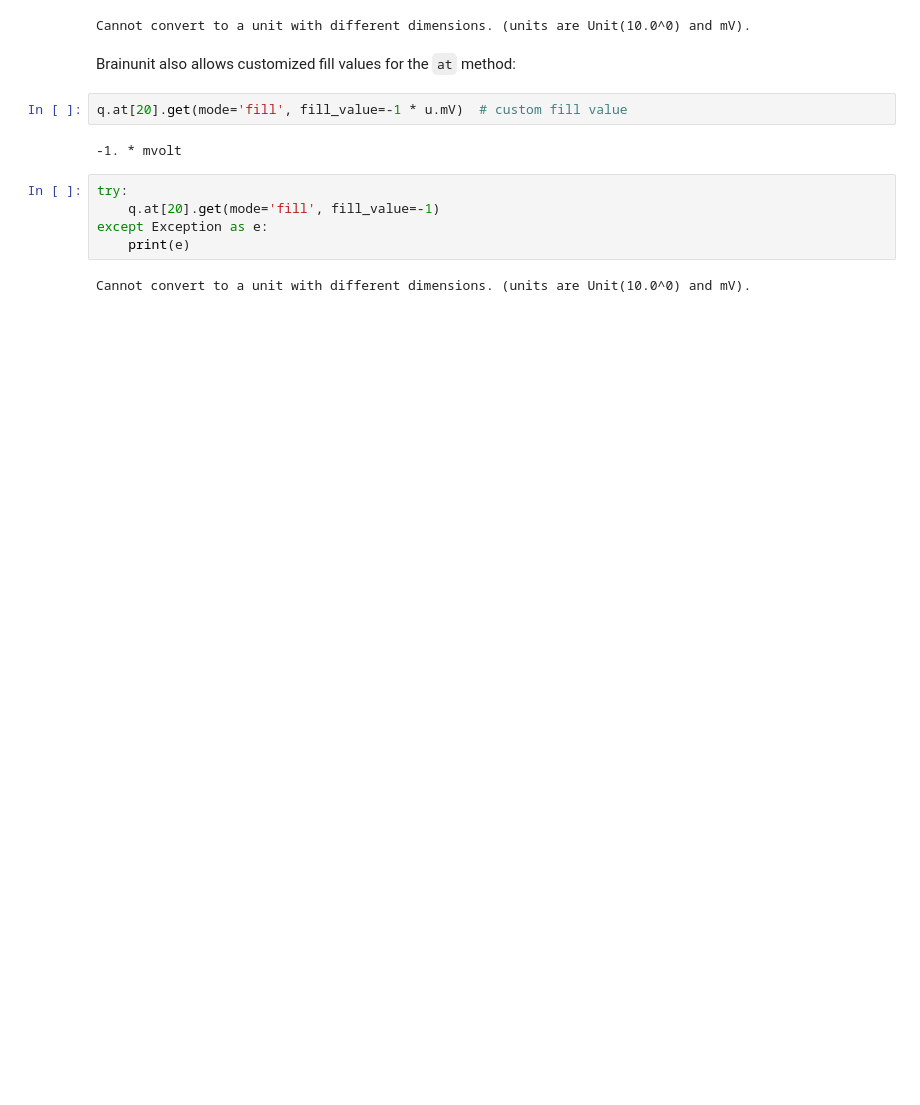
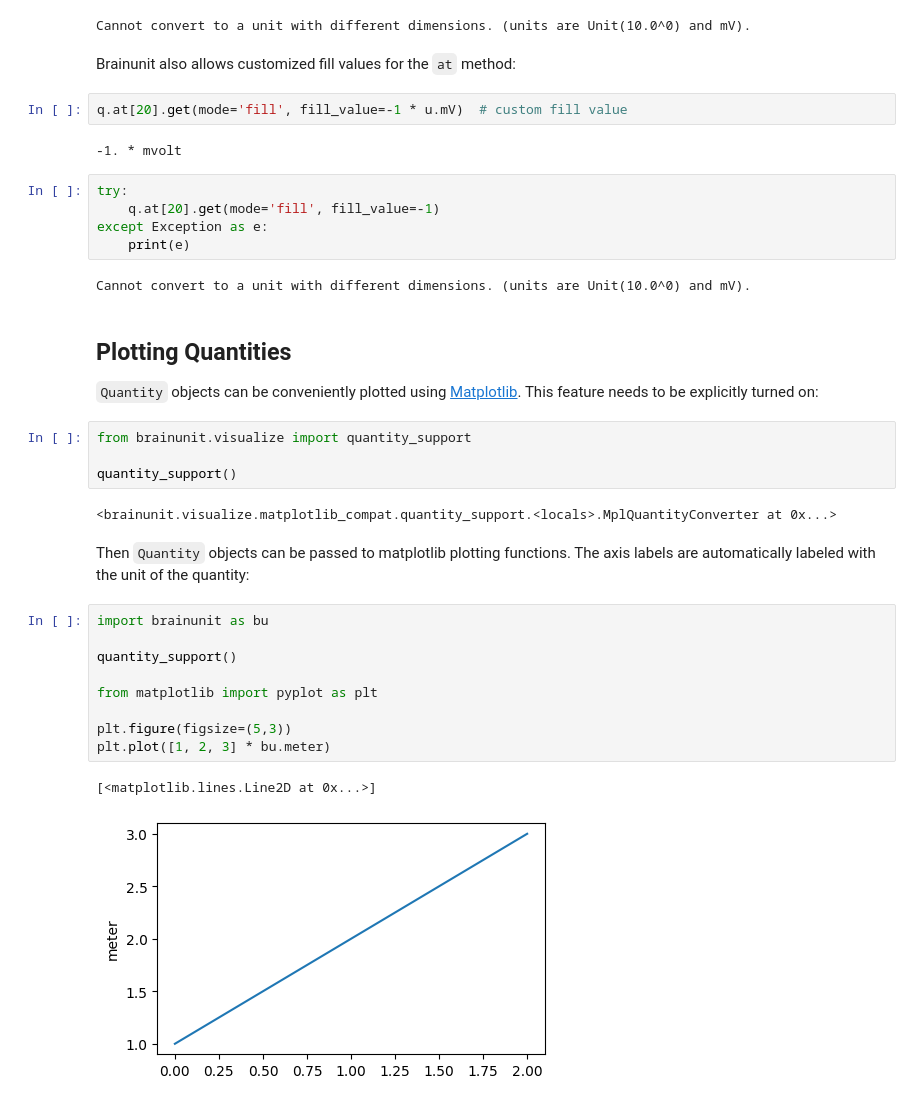
Before and after one commit to chaoming0625/brainunit, a Jupyter notebook: docs/physical_units/quantity.ipynb, the cells around one changed output. Drawn from its saved outputs; the diff is of its cells as text; blank space fills up the shorter version.

Commit message:
feat: Add support for plotting `brainunit.Quantity` instances in matplotlib

```diff
--- a/docs/physical_units/quantity.ipynb
+++ b/docs/physical_units/quantity.ipynb
@@ -583,3 +583,27 @@ except Exception as e:
     print(e)
 # %% [output]
 Cannot convert to a unit with different dimensions. (units are Unit(10.0^0) and mV).
+# %% [markdown]
+## Plotting Quantities
+
+`Quantity` objects can be conveniently plotted using [Matplotlib](https://matplotlib.org/). This feature needs to be explicitly turned on:
+# %%
+from brainunit.visualize import quantity_support
+
+quantity_support()
+# %% [output]
+<brainunit.visualize.matplotlib_compat.quantity_support.<locals>.MplQuantityConverter at 0x...>
+# %% [markdown]
+Then `Quantity` objects can be passed to matplotlib plotting functions. The axis labels are automatically labeled with the unit of the quantity:
+# %%
+import brainunit as bu
+
+quantity_support()
+
+from matplotlib import pyplot as plt
+
+plt.figure(figsize=(5,3))
+plt.plot([1, 2, 3] * bu.meter)
+# %% [output]
+[<matplotlib.lines.Line2D at 0x...>]
+[figure, added]
```
Also changed, not shown: parts of 2 cells of this notebook, 3 other files.
